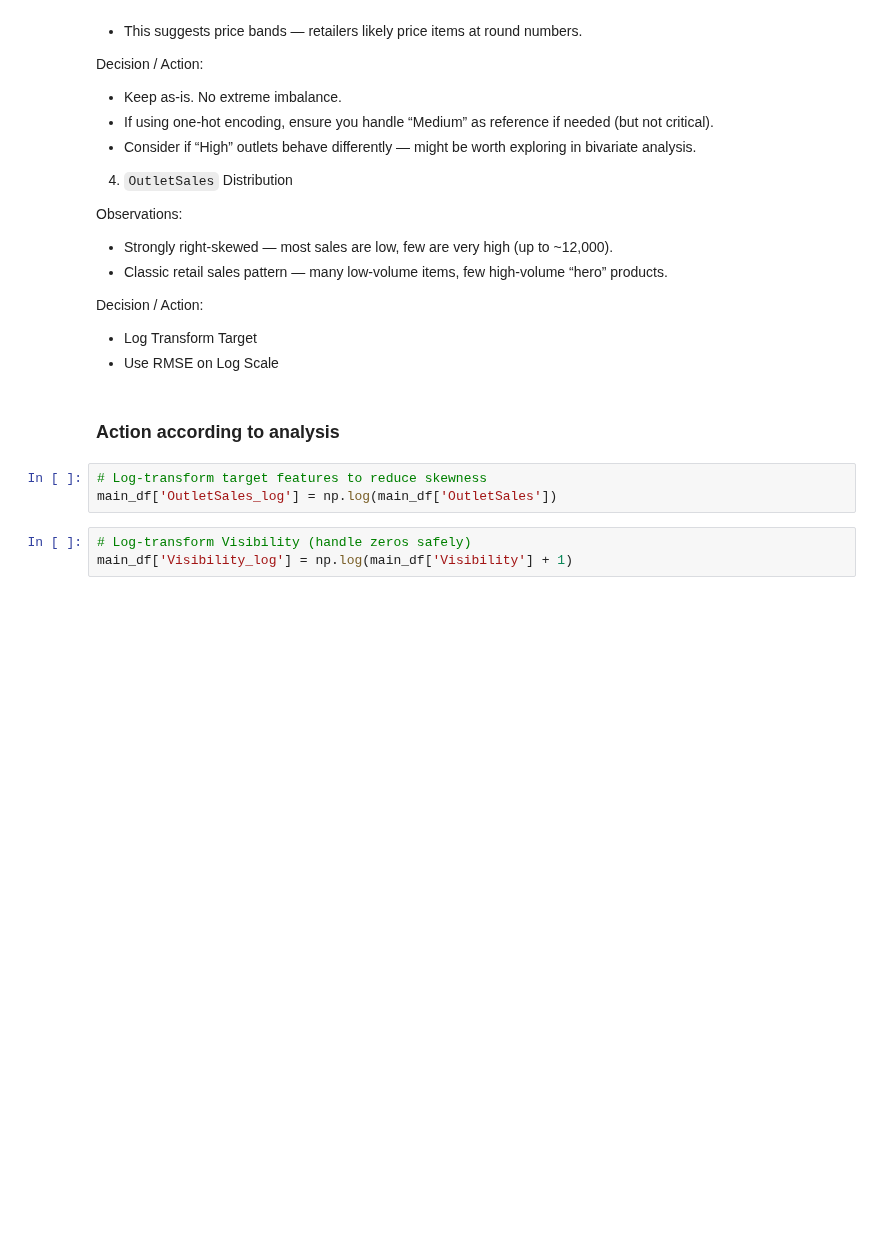
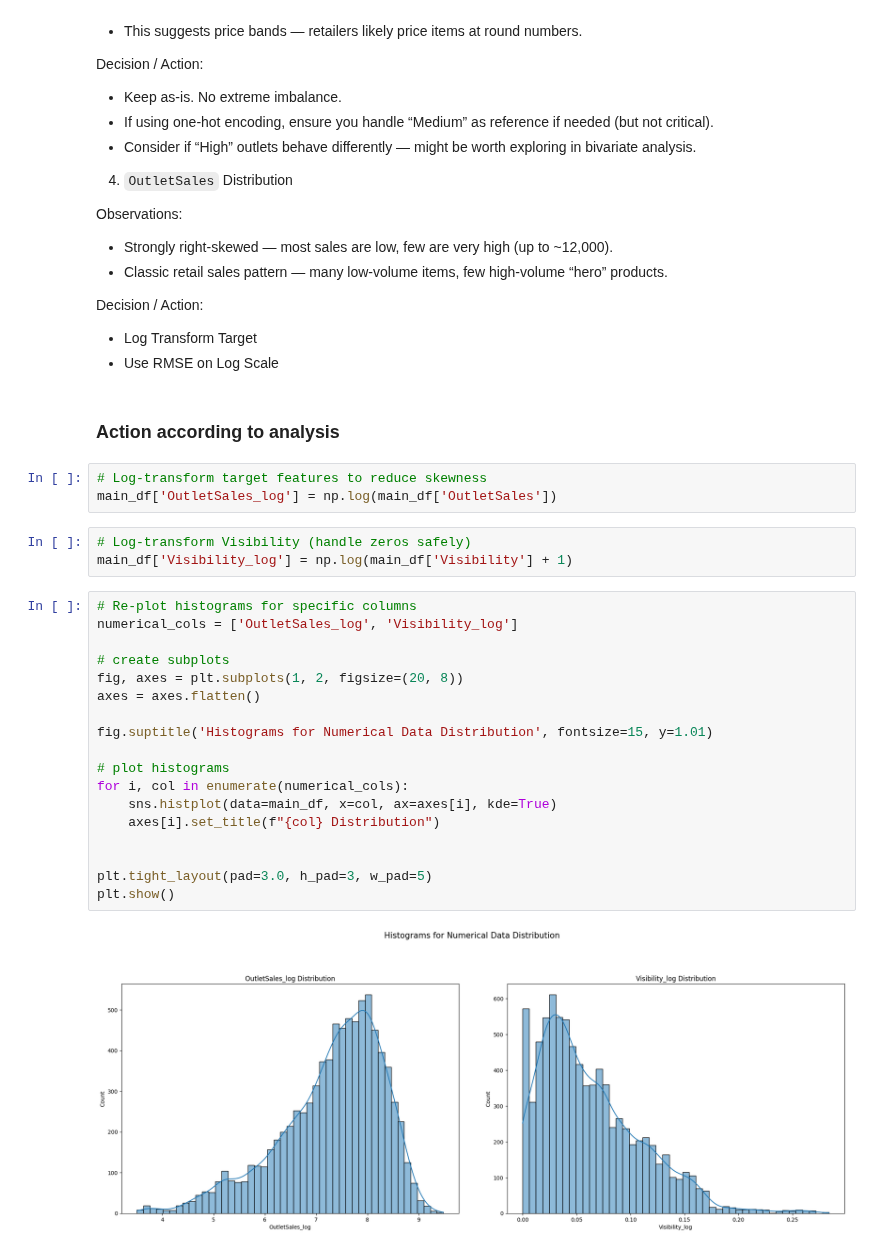
Before and after one commit to tshihab07/Super-Market-Sales-Forecasting, a Jupyter notebook: notebookes/dataPreprocessing.ipynb, the cells around one changed output. Drawn from its saved outputs; the diff is of its cells as text; blank space fills up the shorter version.

```diff
--- a/notebookes/dataPreprocessing.ipynb
+++ b/notebookes/dataPreprocessing.ipynb
@@ -468,3 +468,23 @@ main_df['OutletSales_log'] = np.log(main_df['OutletSales'])
 # %%
 # Log-transform Visibility (handle zeros safely)
 main_df['Visibility_log'] = np.log(main_df['Visibility'] + 1)
+# %%
+# Re-plot histograms for specific columns
+numerical_cols = ['OutletSales_log', 'Visibility_log']
+
+# create subplots
+fig, axes = plt.subplots(1, 2, figsize=(20, 8))
+axes = axes.flatten()
+
+fig.suptitle('Histograms for Numerical Data Distribution', fontsize=15, y=1.01)
+
+# plot histograms
+for i, col in enumerate(numerical_cols):
+    sns.histplot(data=main_df, x=col, ax=axes[i], kde=True)
+    axes[i].set_title(f"{col} Distribution")
+
+
+plt.tight_layout(pad=3.0, h_pad=3, w_pad=5)
+plt.show()
+# %% [output]
+[figure, added]
```
Also changed, not shown: parts of 6 cells of this notebook.
